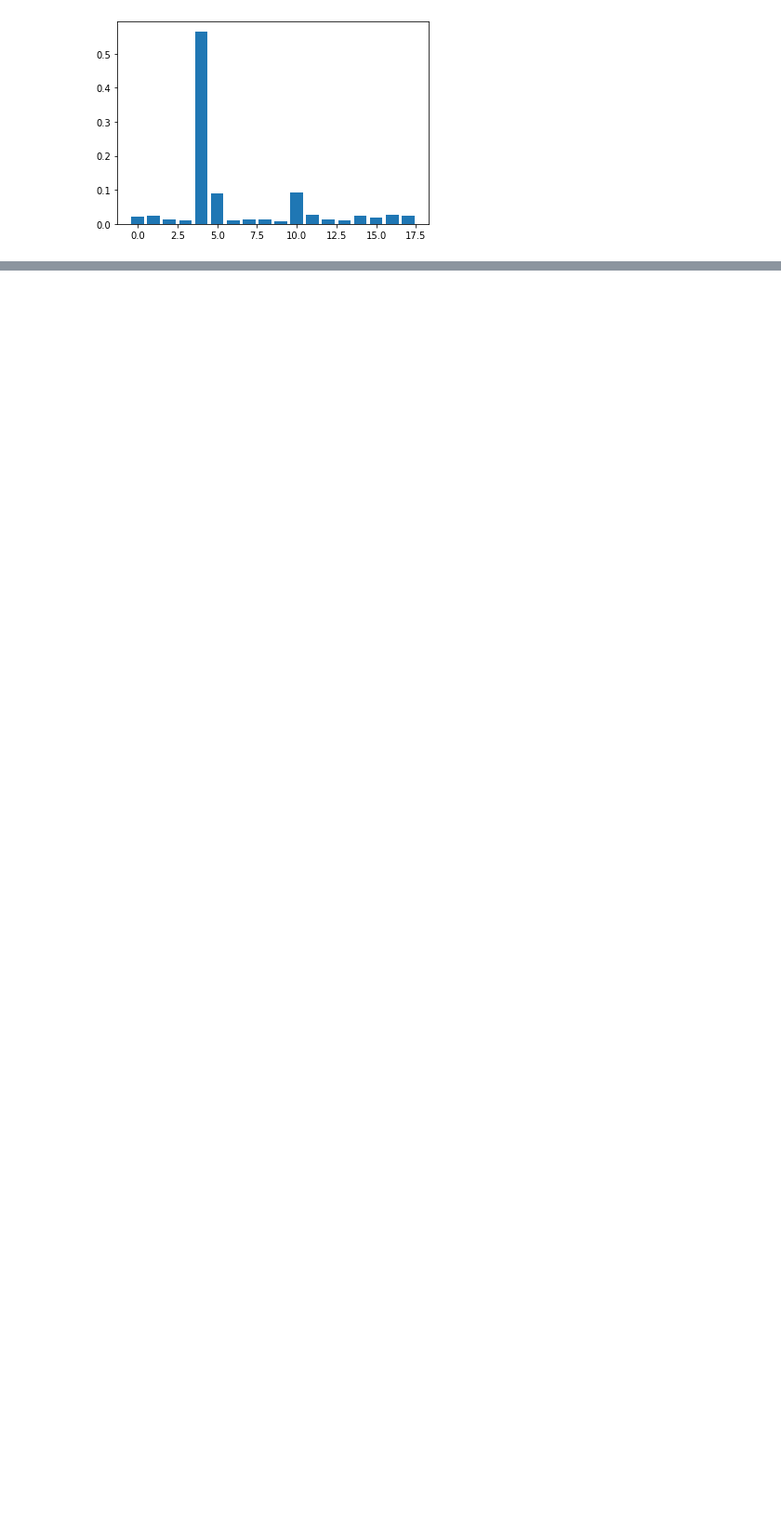
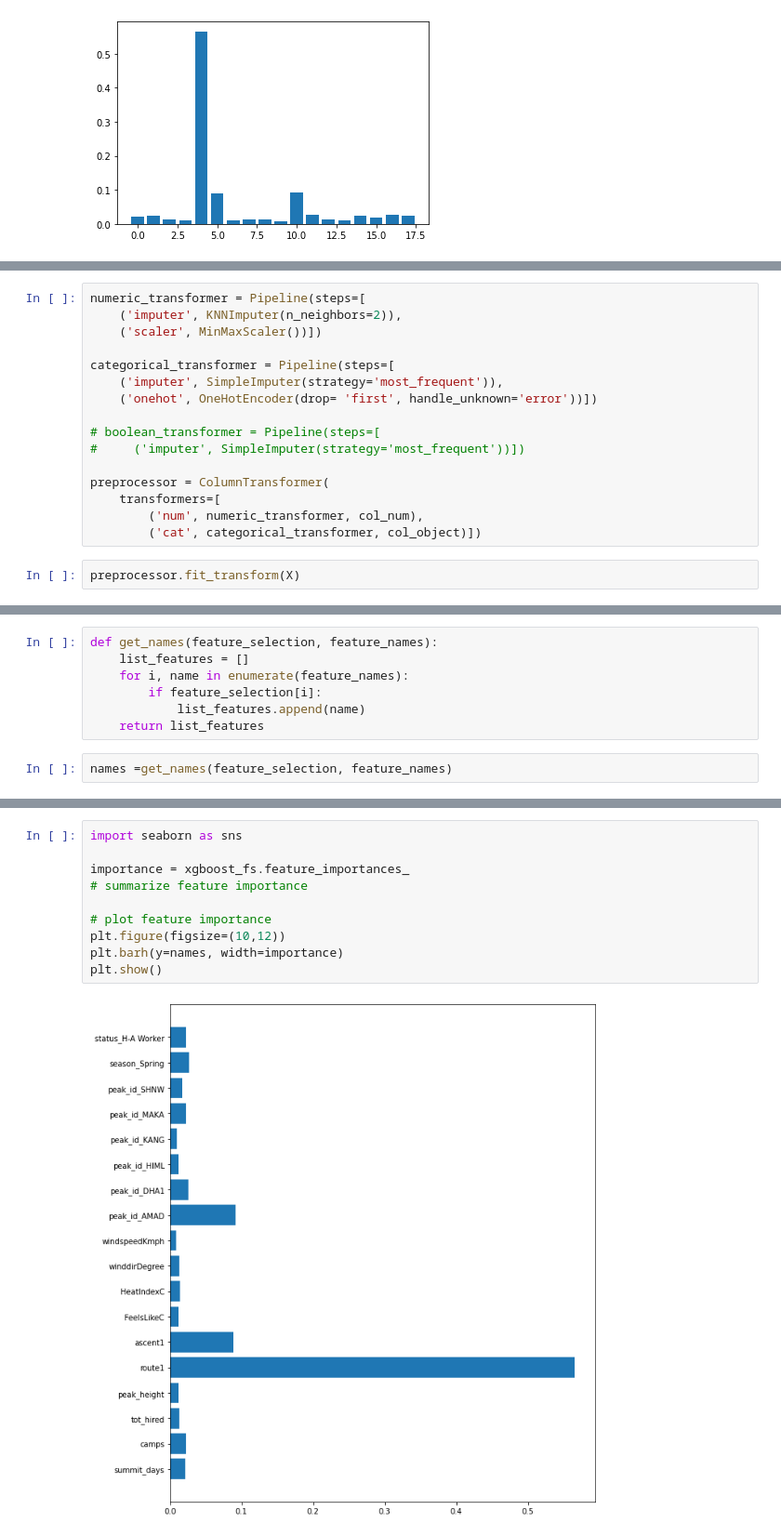
Before and after one commit to JeremyDel/himalaya-project, a Jupyter notebook: himalaya-project/ML_Boosting.ipynb, the cells around one changed output, grey strips where cells are left out. Shown at 93% size. Saved outputs shown, nothing was run; the diff lists cells and outputs as text; blank space fills up the shorter version.

Commit message:
Xgboost try outs

```diff
--- a/himalaya-project/ML_Boosting.ipynb
+++ b/himalaya-project/ML_Boosting.ipynb
@@ -391,0 +477,18 @@ X_train.shape
+# %%
+numeric_transformer = Pipeline(steps=[
+    ('imputer', KNNImputer(n_neighbors=2)),
+    ('scaler', MinMaxScaler())])
+
+categorical_transformer = Pipeline(steps=[
+    ('imputer', SimpleImputer(strategy='most_frequent')),
+    ('onehot', OneHotEncoder(drop= 'first', handle_unknown='error'))])
+
+# boolean_transformer = Pipeline(steps=[
+#     ('imputer', SimpleImputer(strategy='most_frequent'))])
+
+preprocessor = ColumnTransformer(
+    transformers=[
+        ('num', numeric_transformer, col_num),
+        ('cat', categorical_transformer, col_object)])
+# %%
+preprocessor.fit_transform(X)
@@ -391,0 +544,9 @@ X_train.shape
+# %%
+def get_names(feature_selection, feature_names):
+    list_features = []
+    for i, name in enumerate(feature_names):
+        if feature_selection[i]:
+            list_features.append(name)
+    return list_features
+# %%
+names =get_names(feature_selection, feature_names)
@@ -391,0 +574,12 @@ X_train.shape
+# %%
+import seaborn as sns
+
+importance = xgboost_fs.feature_importances_
+# summarize feature importance
+
+# plot feature importance
+plt.figure(figsize=(10,12))
+plt.barh(y=names, width=importance)
+plt.show()
+# %% [output]
+[figure, added]
```
Also changed, not shown: parts of 17 cells of this notebook.
